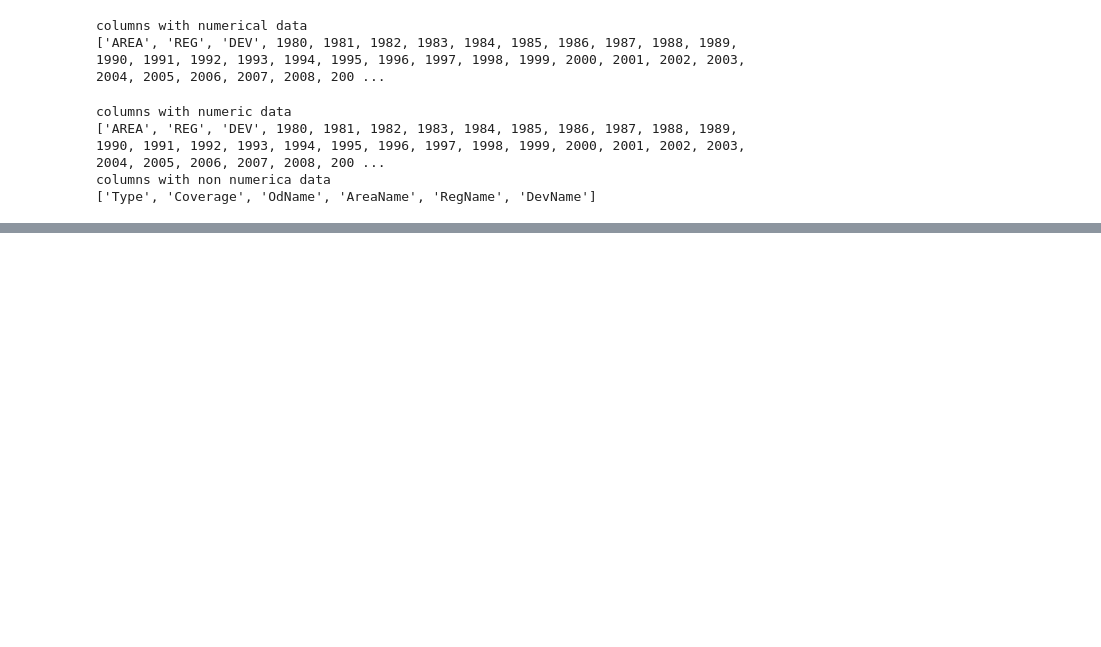
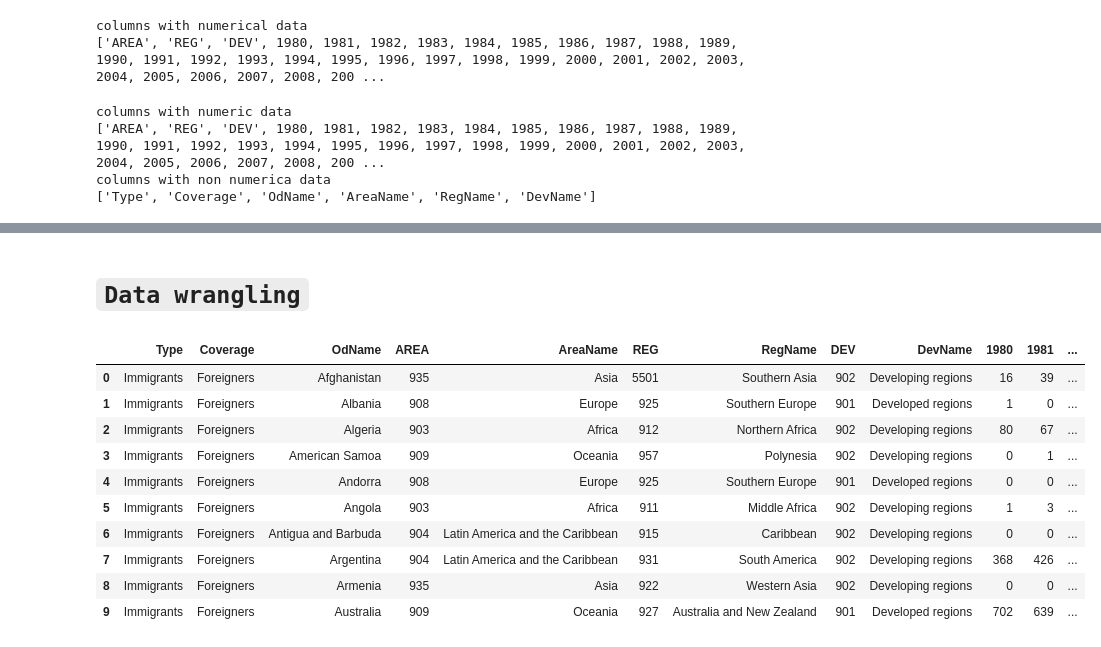
Before and after one commit to Amjadali168/2023-SEP--PY-DS, a Jupyter notebook: data analysis/immigration_analysis.ipynb, the cells around one changed output, grey strips where cells are left out. Drawn from its saved outputs; the diff is of its cells as text; code cells hidden in the pictures; blank space fills up the shorter version.

```diff
--- a/data analysis/immigration_analysis.ipynb
+++ b/data analysis/immigration_analysis.ipynb
@@ -84,0 +109,16 @@ columns with non numerica data
+# %% [markdown]
+# `Data wrangling`
+# %%
+df.head(10)
+# %% [output]
+|  | Type | Coverage | OdName | AREA | AreaName | REG | RegName | DEV | DevName | 1980 | 1981 | ... |
+| 0 | Immigrants | Foreigners | Afghanistan | 935 | Asia | 5501 | Southern Asia | 902 | Developing regions | 16 | 39 | ... |
+| 1 | Immigrants | Foreigners | Albania | 908 | Europe | 925 | Southern Europe | 901 | Developed regions | 1 | 0 | ... |
+| 2 | Immigrants | Foreigners | Algeria | 903 | Africa | 912 | Northern Africa | 902 | Developing regions | 80 | 67 | ... |
+| 3 | Immigrants | Foreigners | American Samoa | 909 | Oceania | 957 | Polynesia | 902 | Developing regions | 0 | 1 | ... |
+| 4 | Immigrants | Foreigners | Andorra | 908 | Europe | 925 | Southern Europe | 901 | Developed regions | 0 | 0 | ... |
+| 5 | Immigrants | Foreigners | Angola | 903 | Africa | 911 | Middle Africa | 902 | Developing regions | 1 | 3 | ... |
+| 6 | Immigrants | Foreigners | Antigua and Barbuda | 904 | Latin America and the Caribbean | 915 | Caribbean | 902 | Developing regions | 0 | 0 | ... |
+| 7 | Immigrants | Foreigners | Argentina | 904 | Latin America and the Caribbean | 931 | South America | 902 | Developing regions | 368 | 426 | ... |
+| 8 | Immigrants | Foreigners | Armenia | 935 | Asia | 922 | Western Asia | 902 | Developing regions | 0 | 0 | ... |
+| 9 | Immigrants | Foreigners | Australia | 909 | Oceania | 927 | Australia and New Zealand | 901 | Developed regions | 702 | 639 | ... |
```
Also changed, not shown: parts of 12 cells of this notebook.
